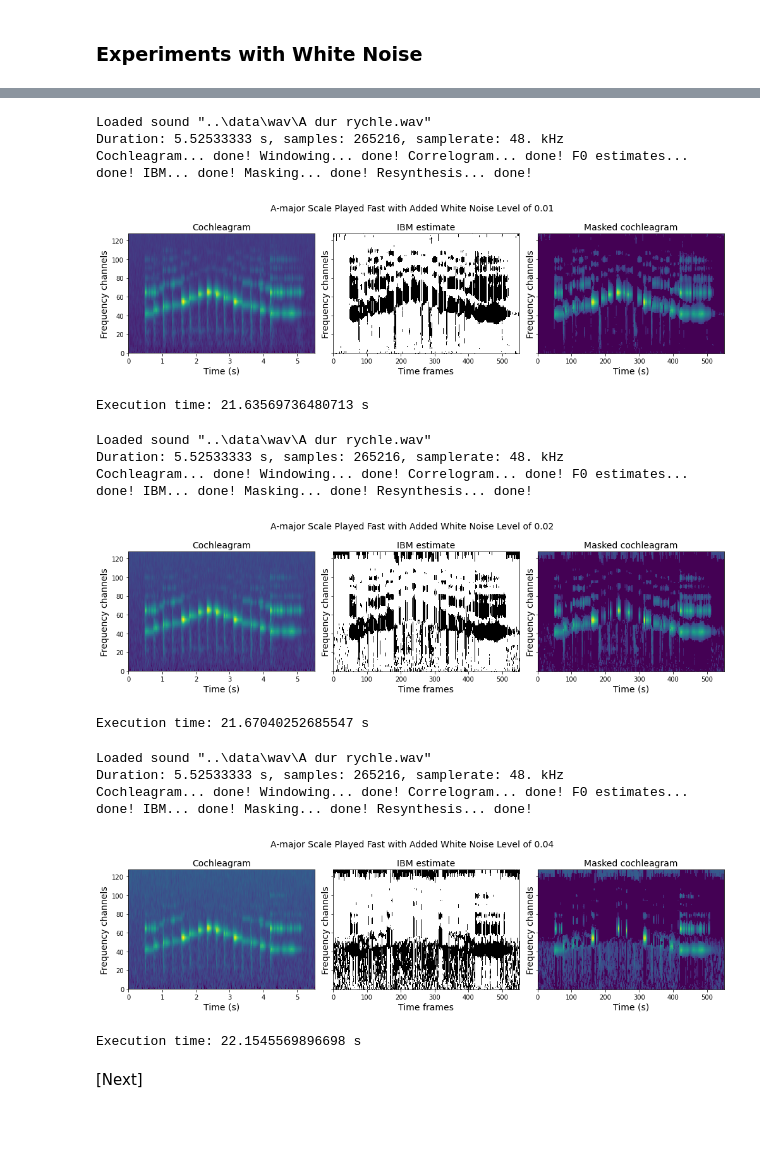
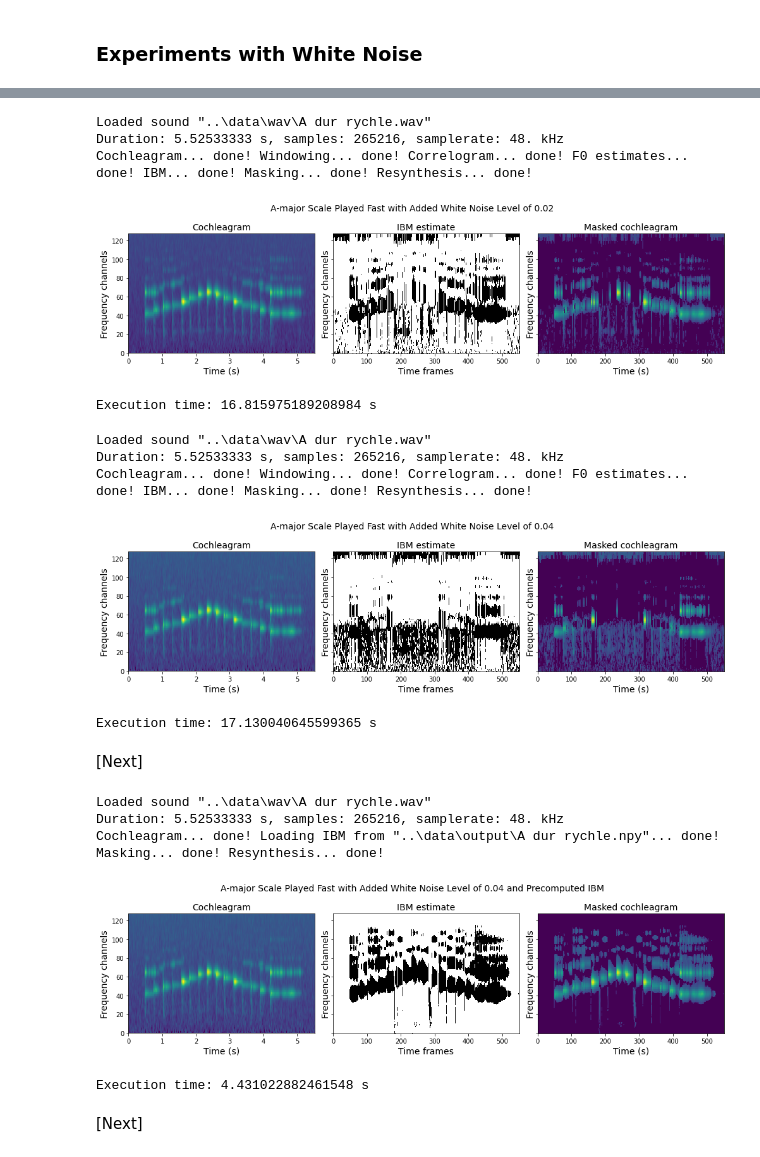
Before and after one commit to salveron/bachelors_thesis, a Jupyter notebook: src/experiments.ipynb, the cells around one changed output, grey strips where cells are left out. Drawn from its saved outputs; the diff is of its cells as text; code cells hidden in the pictures; blank space fills up the shorter version.

```diff
--- a/src/experiments.ipynb
+++ b/src/experiments.ipynb
@@ -1,6 +1,6 @@
 # %%
 # Standard Imports
-import os
+from os.path import join as pjoin
 import sys
 import warnings
 sys.path.append("scripts")
@@ -8,5 +8,8 @@ warnings.filterwarnings("ignore")
 
 # Relative Imports
 from scripts import process
+
+output_folder = pjoin("..", "data", "output")
+text_include_folder = pjoin("..", "text", "src", "include")
 # %%
 process("A dur moderato.wav", save_resynth=True,
@@ -46,39 +61,40 @@ Execution time: 22.049221754074097 s
 # %%
-process("A dur rychle.wav", noise_level=0.01,
-        save_noised=True, noised_file_name="A dur rychle 0,01 Noised.wav",
-        save_resynth=True, resynth_file_name="A dur rychle 0,01 Resynth.wav",
-        save_plot=True, plot_title="A-major Scale Played Fast with Added White Noise Level of 0.01",
-        plot_file_path=os.path.join("..", "text", "src", "include", "experiments_white_noise_A-major_0,01.jpg"))
+process("A dur rychle.wav", noise_level=0.02,
+        save_noised=True, noised_file_path=pjoin(output_folder, "A dur rychle 0,02 Noised.wav"),
+        save_resynth=True, resynth_file_path=pjoin(output_folder, "A dur rychle 0,02 Resynth.wav"),
+        save_plot=True, plot_file_path=pjoin(text_include_folder, "experiments_white_noise_A-major_0,02.jpg"),
+        plot_title="A-major Scale Played Fast with Added White Noise Level of 0.02",)
 # %% [output]
 Loaded sound "..\data\wav\A dur rychle.wav"
 Duration: 5.52533333 s, samples: 265216, samplerate: 48. kHz
 Cochleagram... done! Windowing... done! Correlogram... done! F0 estimates... done! IBM... done! Masking... done! Resynthesis... done!
-[figure, old version]
+[figure, new version]
-Execution time: 21.63569736480713 s
+Execution time: 16.815975189208984 s
 # %%
-process("A dur rychle.wav", noise_level=0.02,
-        save_noised=True, noised_file_name="A dur rychle 0,02 Noised.wav",
-        save_resynth=True, resynth_file_name="A dur rychle 0,02 Resynth.wav",
-        save_plot=True, plot_title="A-major Scale Played Fast with Added White Noise Level of 0.02",
-        plot_file_path=os.path.join("..", "text", "src", "include", "experiments_white_noise_A-major_0,02.jpg"))
+process("A dur rychle.wav", noise_level=0.04,
+        save_noised=True, noised_file_path=pjoin(output_folder, "A dur rychle 0,04 Noised.wav"),
+        save_resynth=True, resynth_file_path=pjoin(output_folder, "A dur rychle 0,04 Resynth.wav"),
+        save_plot=True, plot_file_path=pjoin(text_include_folder, "experiments_white_noise_A-major_0,04.jpg"),
+        plot_title="A-major Scale Played Fast with Added White Noise Level of 0.04")
 # %% [output]
 Loaded sound "..\data\wav\A dur rychle.wav"
 Duration: 5.52533333 s, samples: 265216, samplerate: 48. kHz
 Cochleagram... done! Windowing... done! Correlogram... done! F0 estimates... done! IBM... done! Masking... done! Resynthesis... done!
-[figure, old version]
+[figure, new version]
-Execution time: 21.67040252685547 s
+Execution time: 17.130040645599365 s
+# %% [markdown]
+[Next]
 # %%
 process("A dur rychle.wav", noise_level=0.04,
-        save_noised=True, noised_file_name="A dur rychle 0,04 Noised.wav",
-        save_resynth=True, resynth_file_name="A dur rychle 0,04 Resynth.wav",
-        save_plot=True, plot_title="A-major Scale Played Fast with Added White Noise Level of 0.04",
-        plot_file_path=os.path.join("..", "text", "src", "include", "experiments_white_noise_A-major_0,04.jpg"))
+        load_ibm_from=pjoin(output_folder, "A dur rychle.npy"),
+        save_resynth=True, resynth_file_path=pjoin(output_folder, "A dur rychle 0,04 Resynth Precomputed.wav"),
+        plot_title="A-major Scale Played Fast with Added White Noise Level of 0.04 and Precomputed IBM")
 # %% [output]
 Loaded sound "..\data\wav\A dur rychle.wav"
 Duration: 5.52533333 s, samples: 265216, samplerate: 48. kHz
-Cochleagram... done! Windowing... done! Correlogram... done! F0 estimates... done! IBM... done! Masking... done! Resynthesis... done!
+Cochleagram... done! Loading IBM from "..\data\output\A dur rychle.npy"... done! Masking... done! Resynthesis... done!
-[figure, old version]
+[figure, new version]
-Execution time: 22.1545569896698 s
+Execution time: 4.431022882461548 s
 # %% [markdown]
 [Next]
 # %%
```
Also changed, not shown: parts of 4 cells of this notebook, 23 other files.
